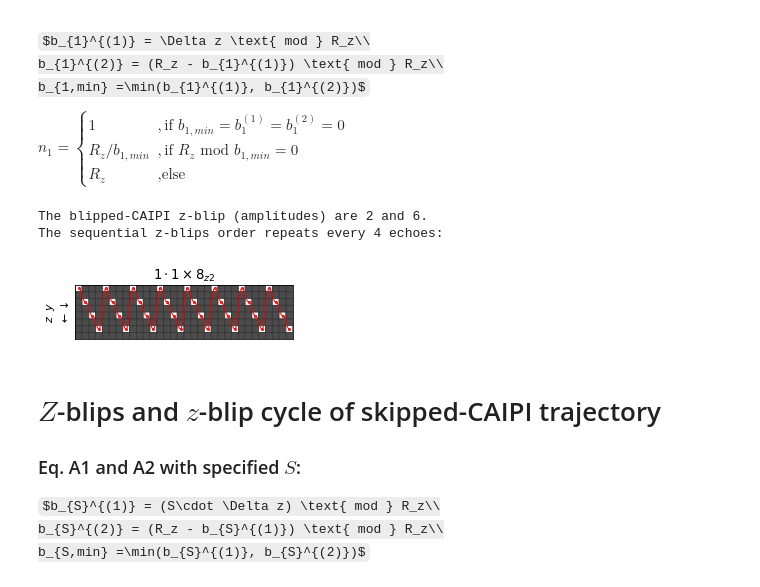
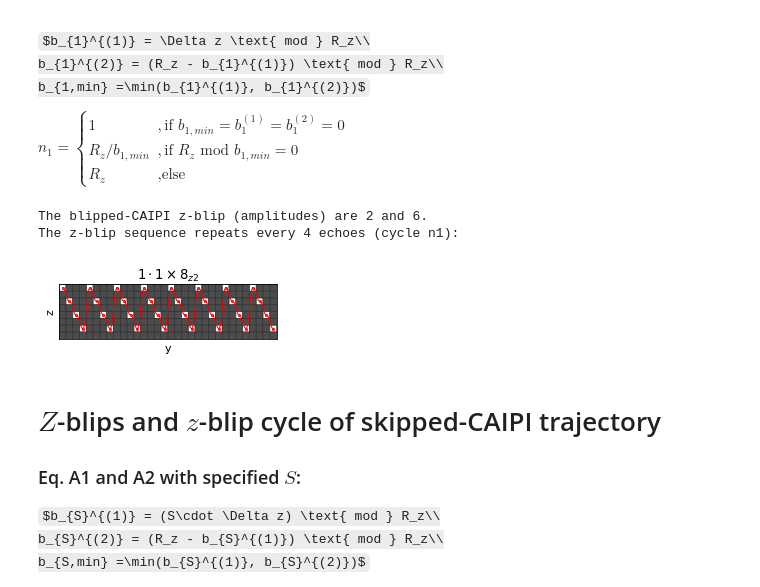
Before and after one commit to mrphysics-bonn/skipped-caipi, a Jupyter notebook: index.ipynb, the cells around one changed output. Drawn from its saved outputs; the diff is of its cells as text; code cells hidden in the pictures; some formulas as TeX source.

```diff
--- a/index.ipynb
+++ b/index.ipynb
@@ -55,18 +50,19 @@ $
 # %%
 b1 = get_zblips(Ry, Rz, Dz, S=1)
 print("The blipped-CAIPI z-blip (amplitudes) are %d and %d." % (b1))
 n1 = get_zblipcycle(Rz, bmin=np.min(b1))
-print("The sequential z-blips order repeats every %d echoes:" % (n1))
+print("The z-blip sequence repeats every %d echoes (cycle n1):" % (n1))
 
 plt.figure(figsize = (5*SR,1))
-plot_skipped_caipi(Ry, Rz, Dz, 1, color=[1.0,0,0], repetitions=SR)
-plt.title(r'$%d\cdot{%d \times %d}_{%sz%d}$' % (1, Ry, Rz, Dsign, np.abs(Dz)))
-plt.ylabel(r'$z\ \ y$' + '\n' + r'$\leftarrow \downarrow$', fontsize=FS)
+_, notation = plot_skipped_caipi(Ry, Rz, Dz, 1, color=[1.0,0,0], repetitions=SR)
+plt.title(notation)
+plt.xlabel('y')
+plt.ylabel('z')
 plt.show()
 # %% [output]
 The blipped-CAIPI z-blip (amplitudes) are 2 and 6.
-The sequential z-blips order repeats every 4 echoes:
+The z-blip sequence repeats every 4 echoes (cycle n1):
-[figure, old version]
+[figure, new version]
 # %% [markdown]
 # $Z$-blips and $z$-blip cycle of skipped-CAIPI trajectory
 
```
Also changed, not shown: parts of 3 cells of this notebook, 1 other file.
